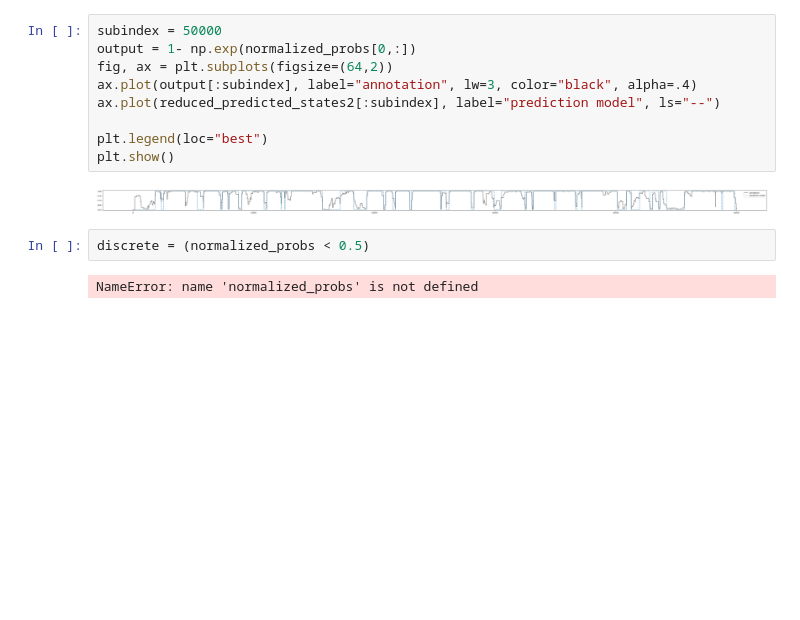
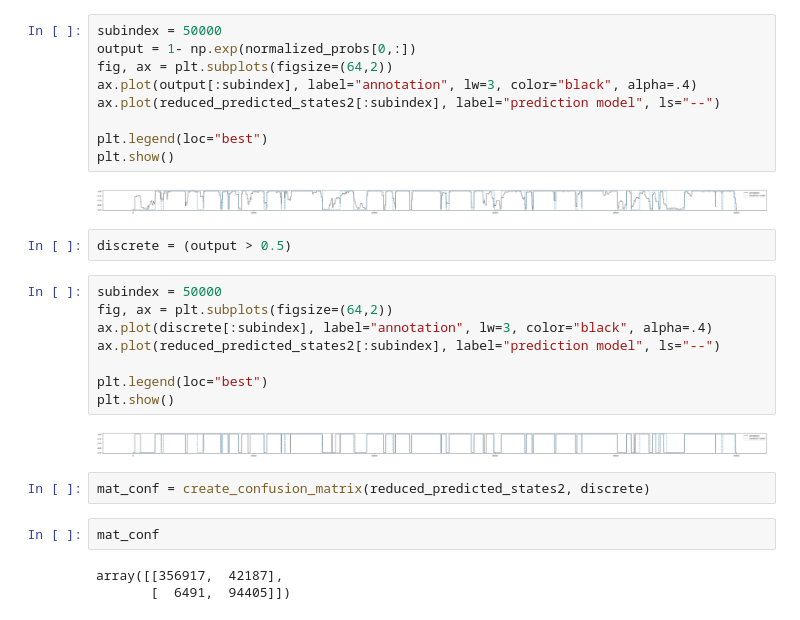
Before and after one commit to Jynns/AppliedPML_GroupA, a Jupyter notebook: assignement-geneprediction/HMM_Gene_prediction.ipynb, the cells around one changed output. Cells and saved outputs as stored; diff of their text form; blank space fills up the shorter version.

```diff
--- a/assignement-geneprediction/HMM_Gene_prediction.ipynb
+++ b/assignement-geneprediction/HMM_Gene_prediction.ipynb
@@ -849,6 +840,21 @@ plt.show()
 # %% [output]
 [figure]
 # %%
-discrete = (normalized_probs < 0.5)
+discrete = (output > 0.5)
-# %% [output]
-NameError: name 'normalized_probs' is not defined
+# %%
+subindex = 50000
+fig, ax = plt.subplots(figsize=(64,2))
+ax.plot(discrete[:subindex], label="annotation", lw=3, color="black", alpha=.4)
+ax.plot(reduced_predicted_states2[:subindex], label="prediction model", ls="--")
+
+plt.legend(loc="best")
+plt.show()
+# %% [output]
+[figure, added]
+# %%
+mat_conf = create_confusion_matrix(reduced_predicted_states2, discrete)
+# %%
+mat_conf
+# %% [output]
+array([[356917,  42187],
+       [  6491,  94405]])
```
Also changed, not shown: parts of 16 cells of this notebook, 1 other file.
